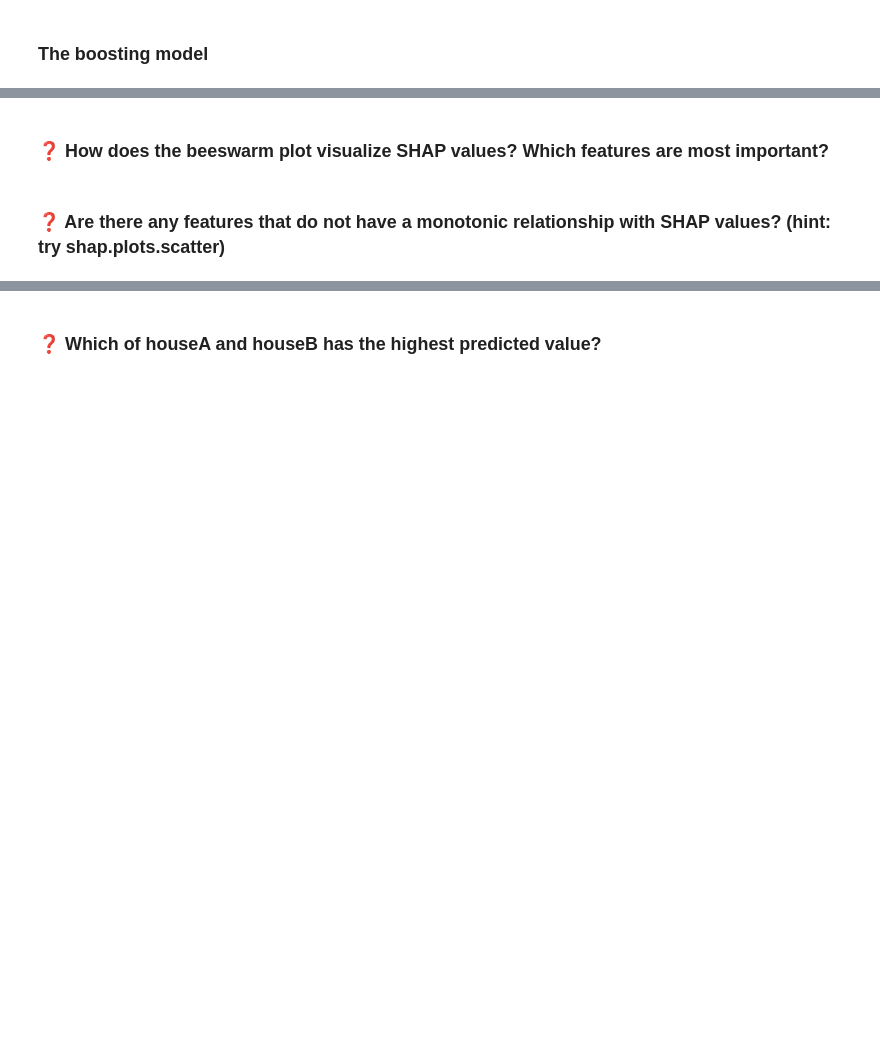
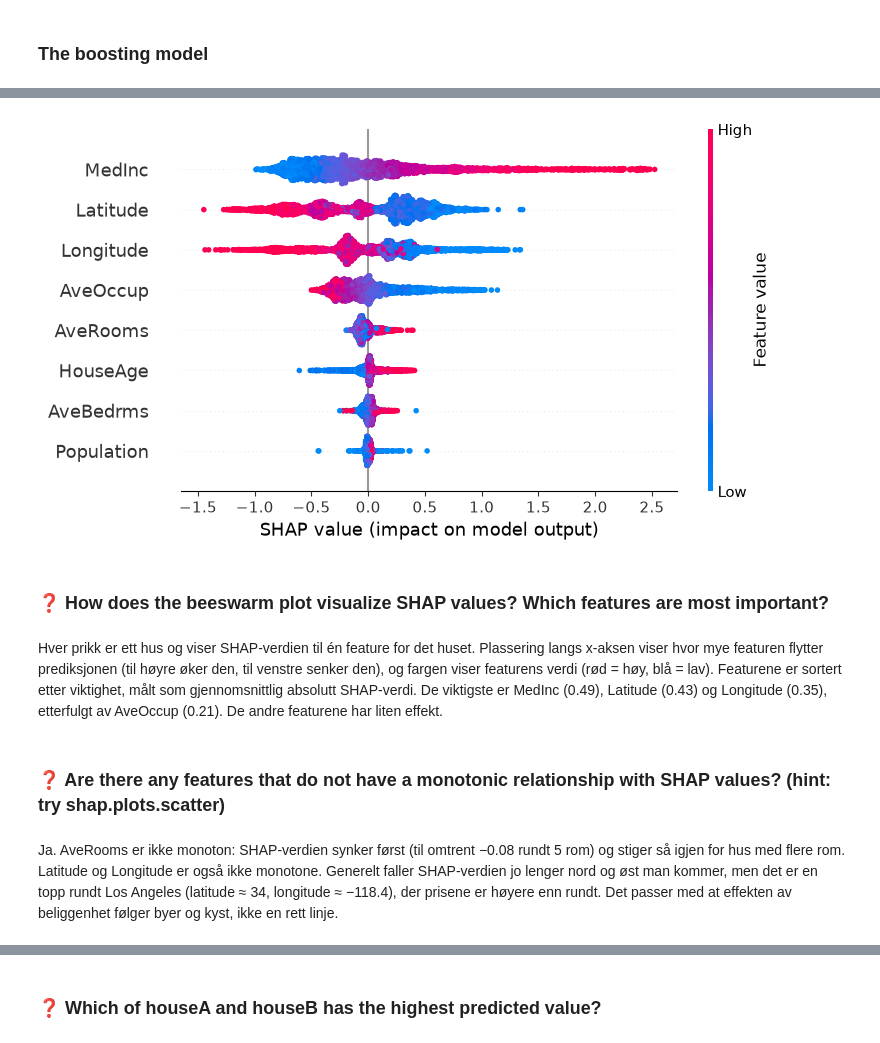
Before and after one commit to synnearv/IntroML-prosjekt4, a Jupyter notebook: Project4/Project4_XAI.ipynb, the cells around one changed output, grey strips where cells are left out. Cells and saved outputs as stored; diff of their text form; code cells hidden in the pictures; blank space fills up the shorter version.

```diff
--- a/Project4/Project4_XAI.ipynb
+++ b/Project4/Project4_XAI.ipynb
@@ -132,7 +154,17 @@ shap.plots.beeswarm(shap_values)
+# %%
+explainer = shap.Explainer(boosting_model)  # SHAP-forklarer for boosting-modellen (tre)
+shap_values = explainer(X_test)  # SHAP-verdier for testsettet
+shap.plots.beeswarm(shap_values)
+# %% [output]
+[figure, added]
 # %% [markdown]
 ### ❓ How does the beeswarm plot visualize SHAP values? Which features are most important?
+# %% [markdown]
+Hver prikk er ett hus og viser SHAP-verdien til én feature for det huset. Plassering langs x-aksen viser hvor mye featuren flytter prediksjonen (til høyre øker den, til venstre senker den), og fargen viser featurens verdi (rød = høy, blå = lav). Featurene er sortert etter viktighet, målt som gjennomsnittlig absolutt SHAP-verdi. De viktigste er MedInc (0.49), Latitude (0.43) og Longitude (0.35), etterfulgt av AveOccup (0.21). De andre featurene har liten effekt.
 # %% [markdown]
 ### ❓ Are there any features that do not have a monotonic relationship with SHAP values? (hint: try shap.plots.scatter)
+# %% [markdown]
+Ja. AveRooms er ikke monoton: SHAP-verdien synker først (til omtrent −0.08 rundt 5 rom) og stiger så igjen for hus med flere rom. Latitude og Longitude er også ikke monotone. Generelt faller SHAP-verdien jo lenger nord og øst man kommer, men det er en topp rundt Los Angeles (latitude ≈ 34, longitude ≈ −118.4), der prisene er høyere enn rundt. Det passer med at effekten av beliggenhet følger byer og kyst, ikke en rett linje.
 # %%
 houseA = pd.DataFrame([[6.6, 20, 6.28, 1.0, 2700, 3.4, 37.4, -122]], columns=X_test.columns)
 houseB = pd.DataFrame([[2.23, 25, 3.24, 1.07, 1710, 2.97, 34, -119]], columns=X_test.columns)
```
Also changed, not shown: parts of 21 cells of this notebook, 4 other files.
